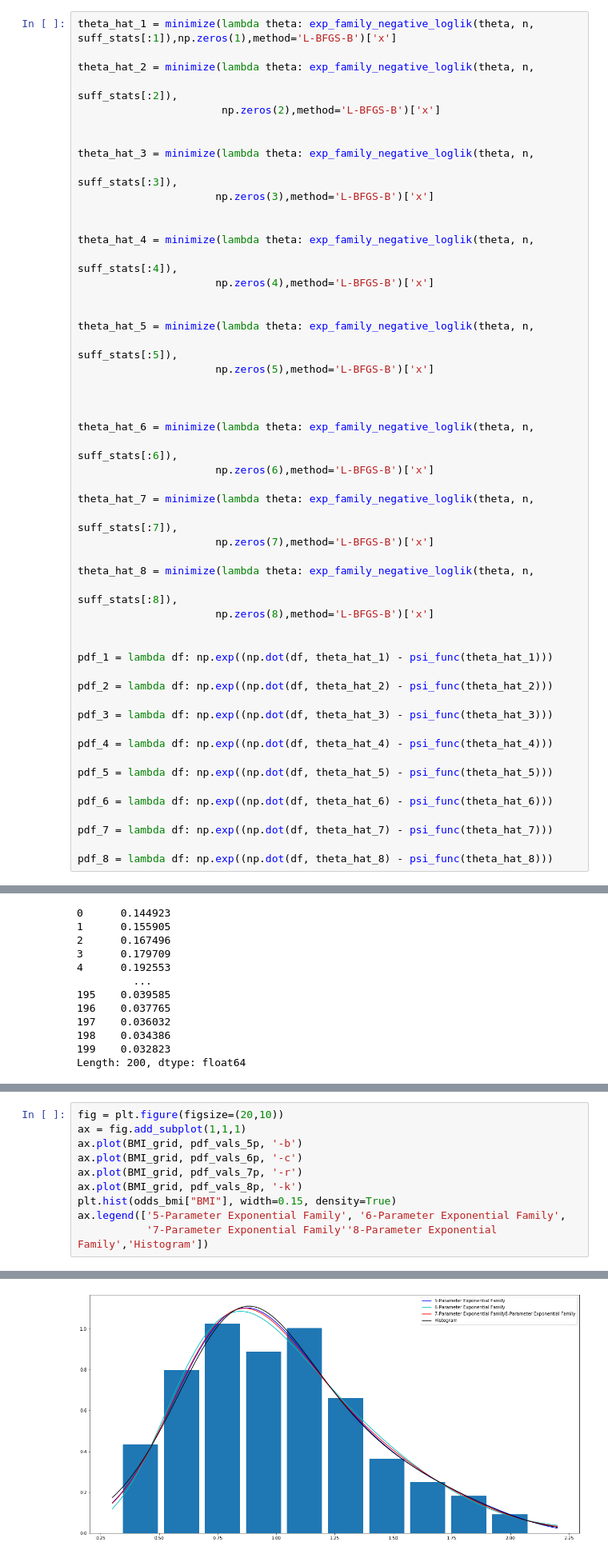
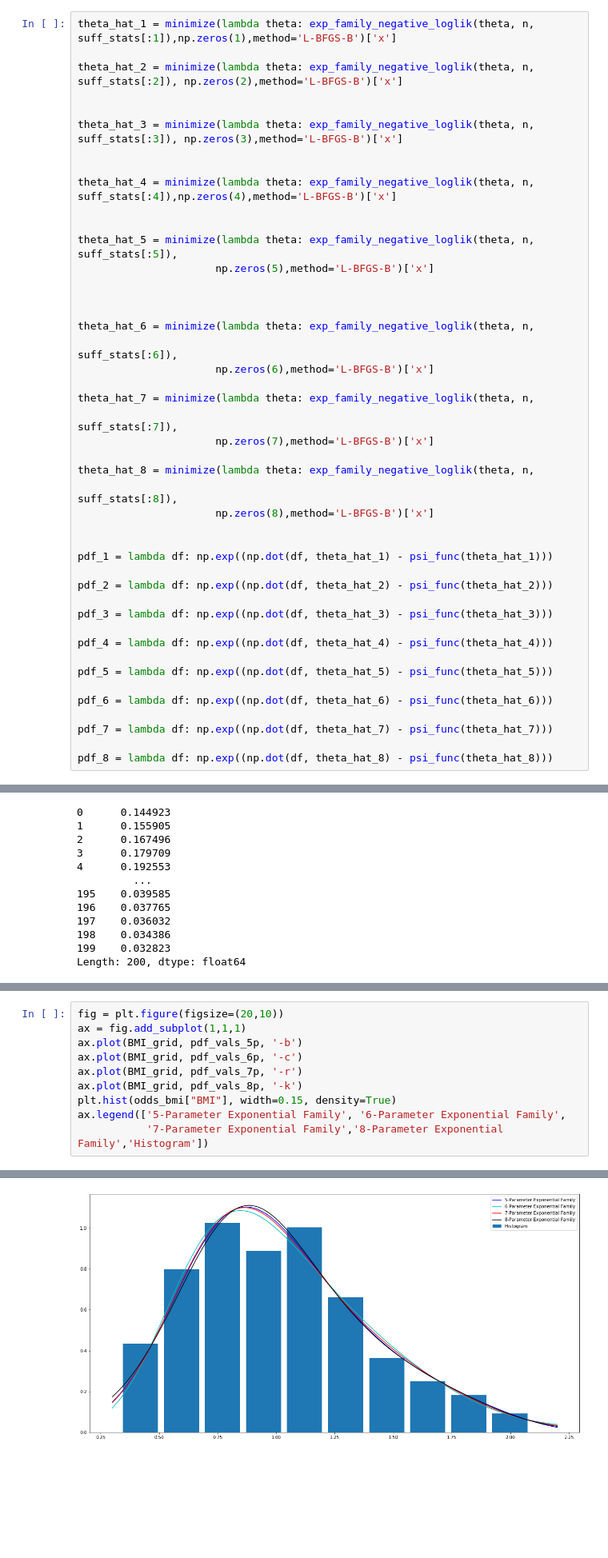
Before and after one commit to EiderDiaz/midterm_ds_is, a Jupyter notebook: final summer takehome/Q1_exponential families.ipynb, the cells around one changed output, grey strips where cells are left out. Shown: that part at 80% size. Cells and saved outputs as stored; diff of their text form; blank space fills up the shorter version.

```diff
--- a/final summer takehome/Q1_exponential families.ipynb
+++ b/final summer takehome/Q1_exponential families.ipynb
@@ -94,23 +94,16 @@ def exp_family_negative_loglik(alphas, n , y_bar):
 # %%
 theta_hat_1 = minimize(lambda theta: exp_family_negative_loglik(theta, n, suff_stats[:1]),np.zeros(1),method='L-BFGS-B')['x']
 
-theta_hat_2 = minimize(lambda theta: exp_family_negative_loglik(theta, n,
-                                                                      suff_stats[:2]),
-                       np.zeros(2),method='L-BFGS-B')['x']
+theta_hat_2 = minimize(lambda theta: exp_family_negative_loglik(theta, n, suff_stats[:2]), np.zeros(2),method='L-BFGS-B')['x']
 
 
-theta_hat_3 = minimize(lambda theta: exp_family_negative_loglik(theta, n,
-                                                                      suff_stats[:3]),
-                      np.zeros(3),method='L-BFGS-B')['x']
+theta_hat_3 = minimize(lambda theta: exp_family_negative_loglik(theta, n, suff_stats[:3]), np.zeros(3),method='L-BFGS-B')['x']
 
 
-theta_hat_4 = minimize(lambda theta: exp_family_negative_loglik(theta, n,
-                                                                      suff_stats[:4]),
-                      np.zeros(4),method='L-BFGS-B')['x']
+theta_hat_4 = minimize(lambda theta: exp_family_negative_loglik(theta, n, suff_stats[:4]),np.zeros(4),method='L-BFGS-B')['x']
 
 
-theta_hat_5 = minimize(lambda theta: exp_family_negative_loglik(theta, n,
-                                                                      suff_stats[:5]),
+theta_hat_5 = minimize(lambda theta: exp_family_negative_loglik(theta, n, suff_stats[:5]),
                       np.zeros(5),method='L-BFGS-B')['x']
 
 
@@ -199,13 +192,13 @@ ax.legend(['1-Parameter Exponential Family','2-Parameter Exponential Family',
 # %%
 fig = plt.figure(figsize=(20,10))
 ax = fig.add_subplot(1,1,1)
 ax.plot(BMI_grid, pdf_vals_5p, '-b')
 ax.plot(BMI_grid, pdf_vals_6p, '-c')
 ax.plot(BMI_grid, pdf_vals_7p, '-r')
 ax.plot(BMI_grid, pdf_vals_8p, '-k')
 plt.hist(odds_bmi["BMI"], width=0.15, density=True)
 ax.legend(['5-Parameter Exponential Family', '6-Parameter Exponential Family',
-           '7-Parameter Exponential Family''8-Parameter Exponential Family','Histogram'])
+           '7-Parameter Exponential Family','8-Parameter Exponential Family','Histogram'])
 # %% [output]
 <matplotlib.legend.Legend at 0x...>
-[figure, old version]
+[figure, new version]
```
Also changed, not shown: parts of 1 cell of this notebook.
